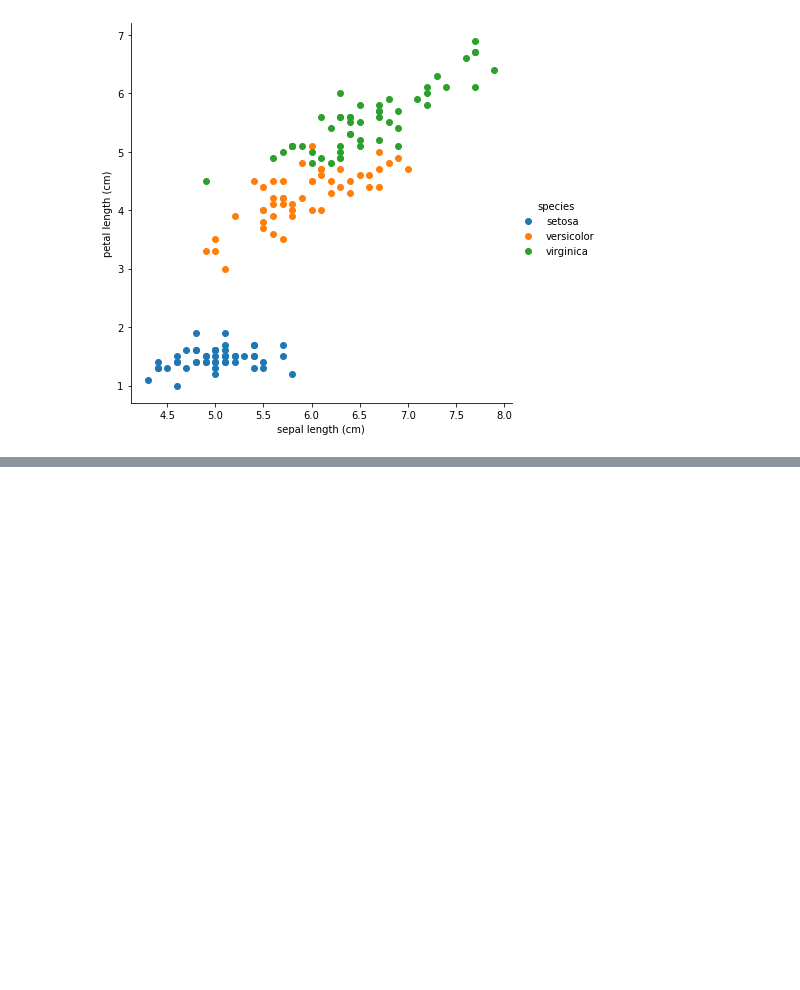
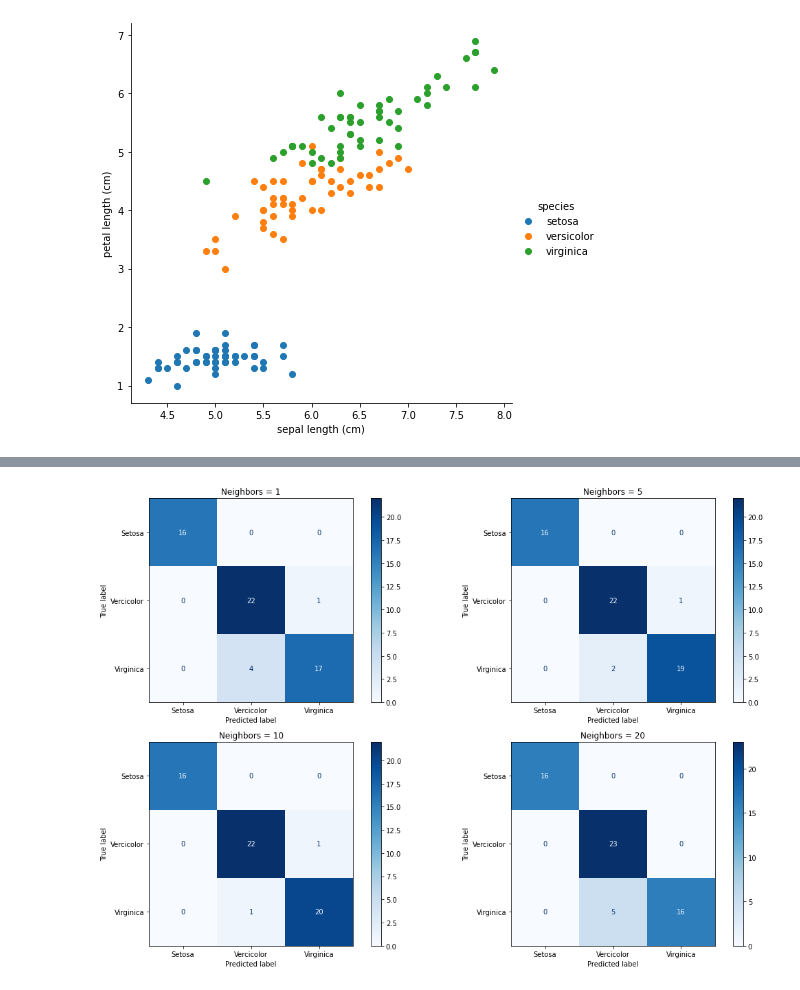
Before and after one commit to Jessica-Gilmsjoe/DIT406, a Jupyter notebook: assignment2-new.ipynb, the cells around one changed output, grey strips where cells are left out. Saved outputs shown, nothing was run; the diff lists cells and outputs as text; code cells hidden in the pictures; blank space fills up the shorter version.

```diff
--- a/assignment2-new.ipynb
+++ b/assignment2-new.ipynb
@@ -230,0 +228,11 @@ NameError: name 'metrics' is not defined
+# %%
+# Confusion matrix
+fig, axes = plt.subplots(nrows=2, ncols=2, figsize=(15,10))
+
+for cls, ax in zip(classifiers, axes.flatten()):
+    plot_confusion_matrix(cls, x_test, y_test, ax=ax, cmap='Blues',display_labels=['Setosa','Vercicolor', 'Virginica'])
+    ax.set_title('Neighbors = '+str(cls.n_neighbors))
+plt.tight_layout()
+plt.show()
+# %% [output]
+[figure, added]
```
Also changed, not shown: parts of 5 cells of this notebook.
